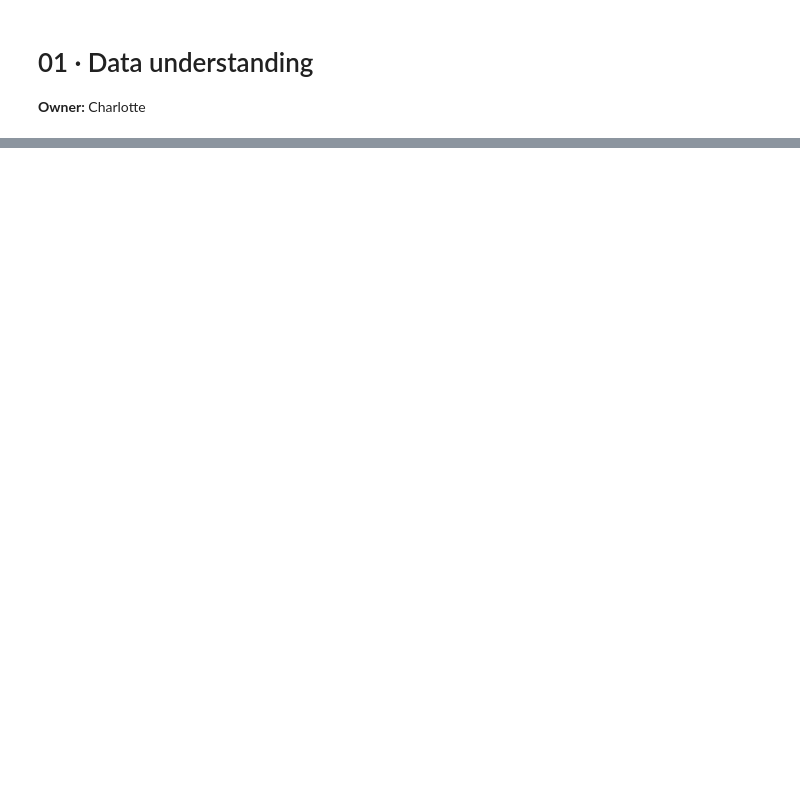
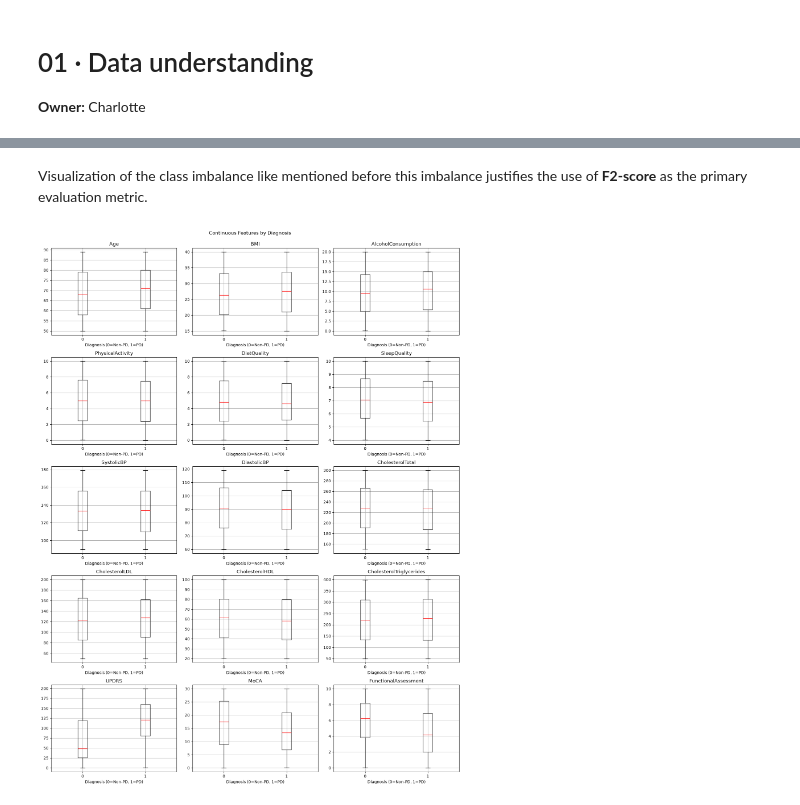
Before and after one commit to PrAnAvM5/Parkinson-Disease-Classification, a Jupyter notebook: notebooks/01_data_understanding.ipynb, the cells around one changed output, grey strips where cells are left out. Drawn from its saved outputs; the diff is of its cells as text; code cells hidden in the pictures; blank space fills up the shorter version.

```diff
--- a/notebooks/01_data_understanding.ipynb
+++ b/notebooks/01_data_understanding.ipynb
@@ -38,0 +83,20 @@ Name: count, dtype: int64
+# %% [markdown]
+Visualization of the class imbalance like mentioned before this imbalance justifies the use of **F2-score** as the primary evaluation metric.
+# %%
+from src.data import CONTINUOUS_COLS
+
+fig, axes = plt.subplots(5, 3, figsize=(15, 20))
+axes = axes.flatten()
+
+for i, col in enumerate(CONTINUOUS_COLS):
+    df_train.boxplot(column=col, by="Diagnosis", ax=axes[i], medianprops={"color": "red"})
+    axes[i].set_title(col)
+    axes[i].set_xlabel("Diagnosis (0=Non-PD, 1=PD)")
+
+plt.suptitle("Continuous Features by Diagnosis")
+plt.tight_layout()
+plt.subplots_adjust(top=0.95)
+plt.savefig(os.path.join(FIG_PATH, "continuous_by_diagnosis.png"), dpi=150)
+plt.show()
+# %% [output]
+[figure, added]
```
Also changed, not shown: parts of 11 cells of this notebook, 8 other files.
